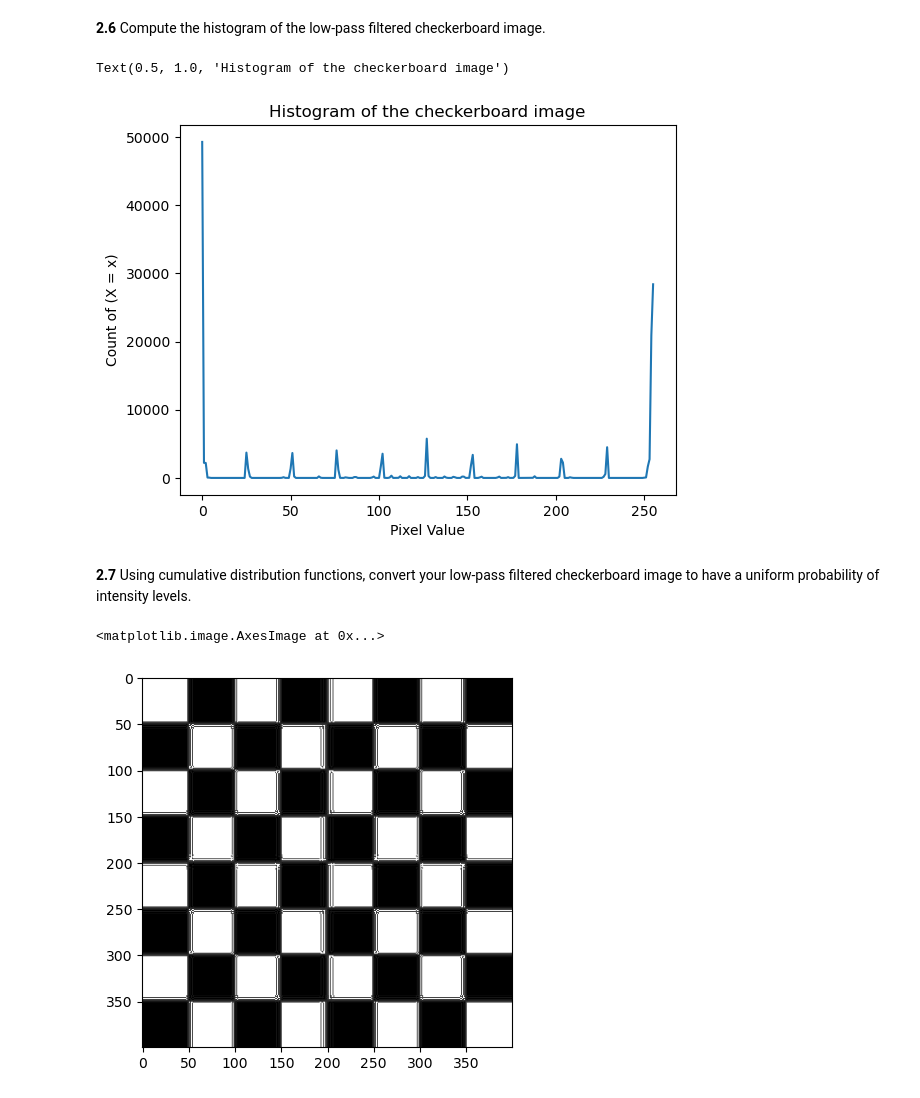
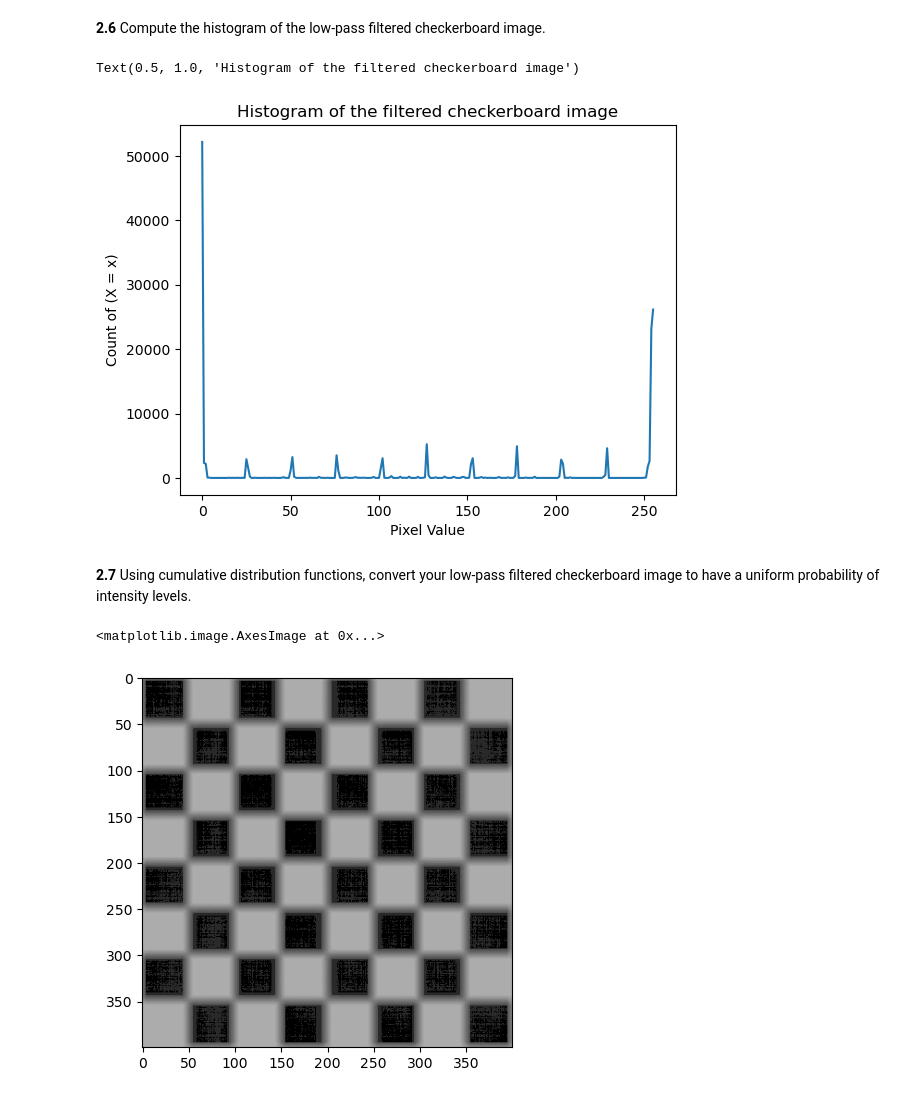
Before and after one commit to LennoxC/AIML331-Assignment-1, a Jupyter notebook: Assignment code.ipynb, the cells around one changed output. Drawn from its saved outputs; the diff is of its cells as text; code cells hidden in the pictures.

```diff
--- a/Assignment code.ipynb
+++ b/Assignment code.ipynb
@@ -84,0 +71,3 @@ I am using the pillow (PIL) package exclusively to load the image and convert it
+# %%
+x = np.linspace(-0.25, 0.25, 100)
+y = (cross[2] - -cross[0]*x)/cross[1]
@@ -224,13 +229,13 @@ plt.imshow(image_dft_convolution, cmap='gray')
 # %% [markdown]
 **2.6** Compute the histogram of the low-pass filtered checkerboard image.
 # %%
-plt.plot(find_historgam(img_test.astype(np.uint8)))
+plt.plot(find_historgam(image_dft_convolution.astype(np.uint8)))
 plt.xlabel("Pixel Value")
 plt.ylabel("Count of (X = x)")
-plt.title("Histogram of the checkerboard image")
+plt.title("Histogram of the filtered checkerboard image")
 # %% [output]
-Text(0.5, 1.0, 'Histogram of the checkerboard image')
+Text(0.5, 1.0, 'Histogram of the filtered checkerboard image')
-[figure, old version]
+[figure, new version]
 # %% [markdown]
 **2.7** Using cumulative distribution functions, convert your low-pass filtered checkerboard image to have a uniform probability of intensity levels.
 # %%
@@ -254,11 +260,11 @@ def map_to_cdf(image, cdf_inv):
 
     return image_copy
 # %%
-# TODO: Check that the indexing isn't causing the black regions?
-image_flattened = map_to_cdf(checkerboard.astype(np.uint8), cdf_inverse)
+# use the function to apply a uniform probability density to the low-pass checkerboard
+image_flattened = map_to_cdf(image_dft_convolution.astype(np.uint8), cdf_inverse)
 # %%
-# check why is black still appearing?
-plt.imshow(image_flattened, cmap='gray')
+# display the adjusted, filtered checkerboard
+plt.imshow(image_flattened, cmap='gray_r', vmin=0, vmax=255)
 # %% [output]
 <matplotlib.image.AxesImage at 0x...>
-[figure, old version]
+[figure, new version]
```
Also changed, not shown: parts of 36 cells of this notebook, 3 other files.
